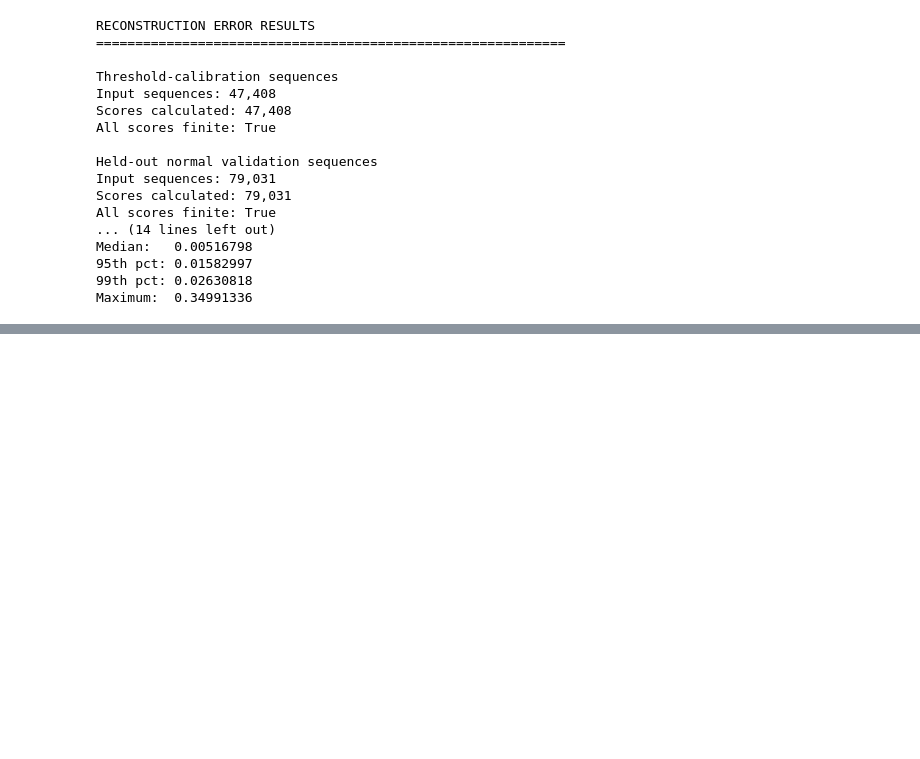
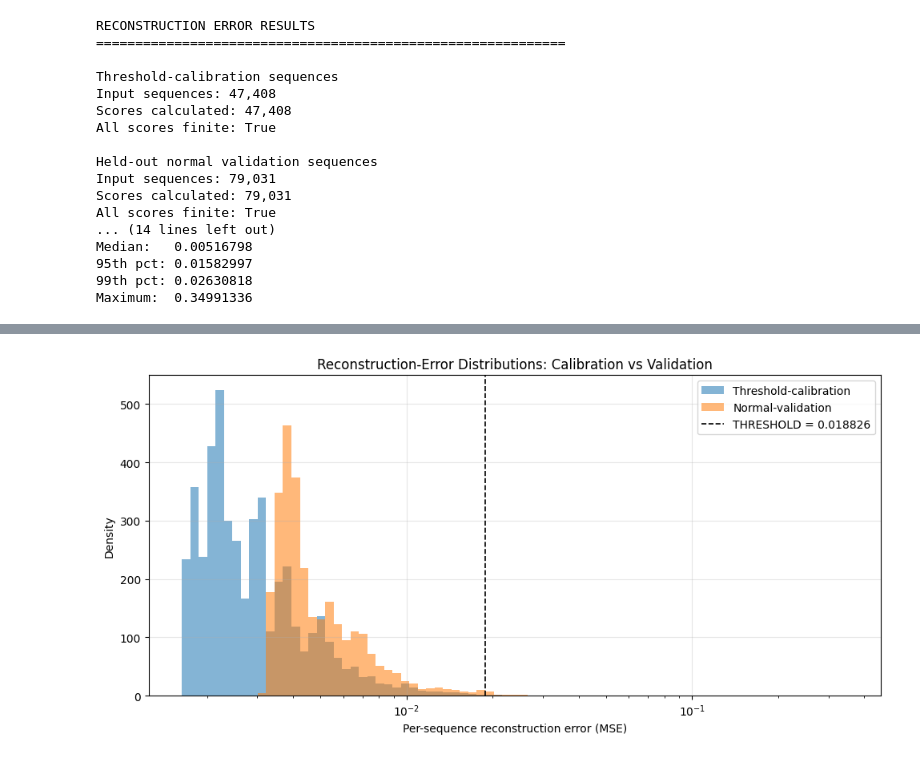
Before and after one commit to Thomasayanfeoluwa/multivariate-telemetry-anomaly-detection, a Jupyter notebook: notebooks/05_lstm_autoencoder.ipynb, the cells around one changed output, grey strips where cells are left out. Drawn from its saved outputs; the diff is of its cells as text; code cells hidden in the pictures; blank space fills up the shorter version.

```diff
--- a/notebooks/05_lstm_autoencoder.ipynb
+++ b/notebooks/05_lstm_autoencoder.ipynb
@@ -1465,0 +1496,20 @@ Maximum:  0.34991336
+# %%
+# 17. Calibrate the anomaly threshold using normal calibration scores only.
+
+THRESHOLD_QUANTILE = 0.99
+
+THRESHOLD = float(
+    np.quantile(threshold_scores, THRESHOLD_QUANTILE)
+)
+threshold_flags = threshold_scores > THRESHOLD
+
+
+print("ANOMALY THRESHOLD CALIBRATION")
+print("=" * 60)
+
+print(f"Calibration quantile: {THRESHOLD_QUANTILE:.0%}")
+print(f"THRESHOLD: {THRESHOLD:.8f}")
+print(
+    f"Threshold-calibration flag rate: "
+    f"{threshold_flags.mean():.4%}"
+)
@@ -1465,0 +1657,30 @@ Maximum:  0.34991336
+# %%
+# 20. Reconstruction-error distributions — threshold-calibration vs normal-validation.
+
+fig, ax = plt.subplots(figsize=(10, 5))
+
+bins = np.logspace(
+    np.log10(min(threshold_scores.min(), validation_scores.min())),
+    np.log10(max(threshold_scores.max(), validation_scores.max())),
+    80,
+)
+
+ax.hist(threshold_scores, bins=bins, alpha=0.55,
+        label="Threshold-calibration", color="C0", density=True)
+ax.hist(validation_scores, bins=bins, alpha=0.55,
+        label="Normal-validation", color="C1", density=True)
+
+ax.axvline(THRESHOLD, color="black", linestyle="--", linewidth=1.2,
+           label=f"THRESHOLD = {THRESHOLD:.8f}")
+
+ax.set_xscale("log")
+ax.set_xlabel("Per-sequence reconstruction error (MSE)")
+ax.set_ylabel("Density")
+ax.set_title("Reconstruction-Error Distributions: Calibration vs Validation")
+ax.legend(loc="upper right")
+ax.grid(alpha=0.3)
+
+plt.tight_layout()
+plt.show()
+# %% [output]
+[figure, added]
```
Also changed, not shown: parts of 9 cells of this notebook.
